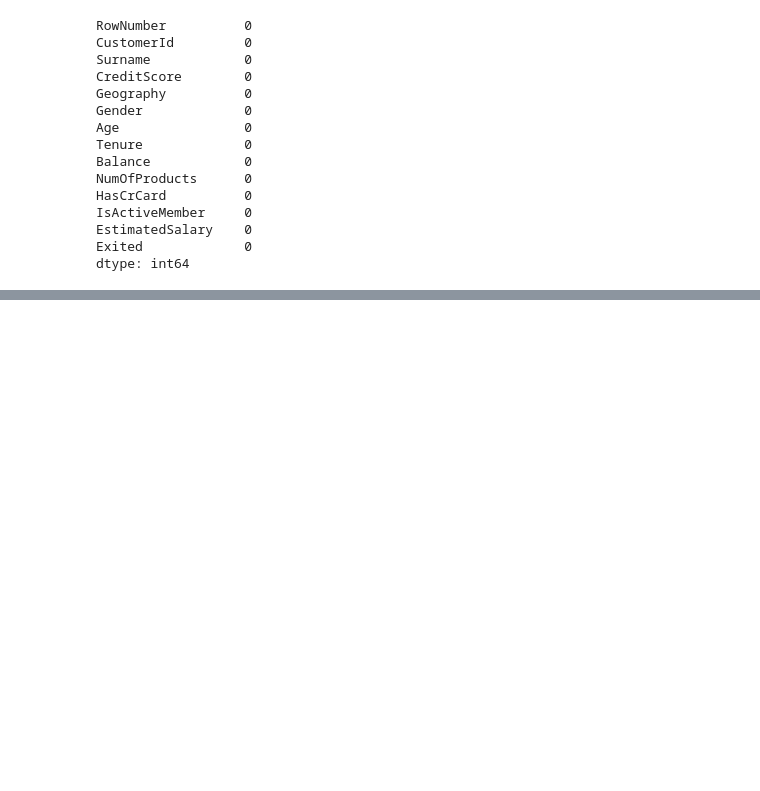
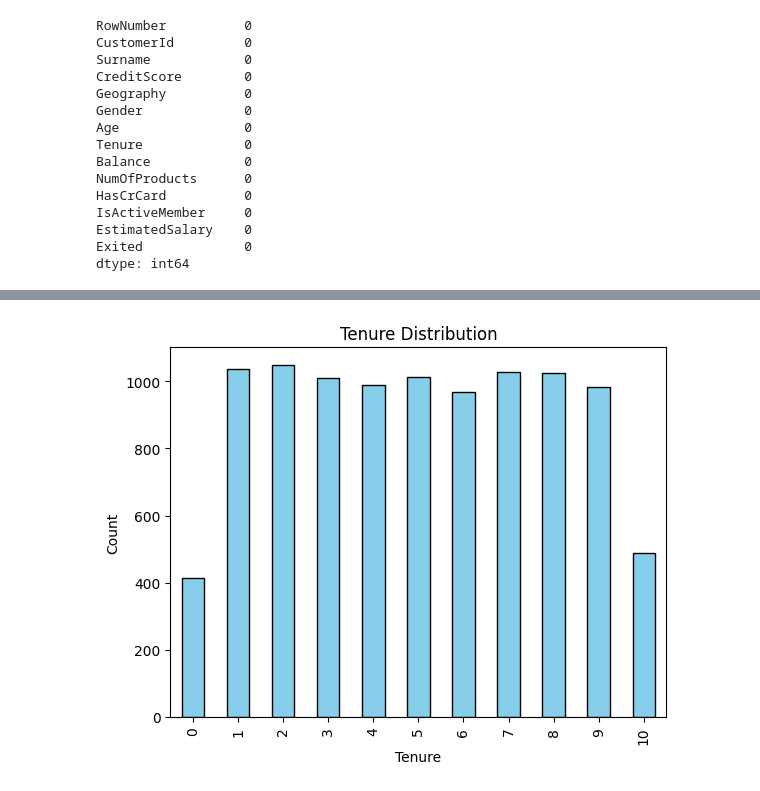
Before and after one commit to Mausam-tech/Banking_Churn_Predection, a Jupyter notebook: banking_churn.ipynb, the cells around one changed output, grey strips where cells are left out. Saved outputs shown, nothing was run; the diff lists cells and outputs as text; code cells hidden in the pictures; blank space fills up the shorter version.

```diff
--- a/banking_churn.ipynb
+++ b/banking_churn.ipynb
@@ -87,0 +150,13 @@ dtype: int64
+# %%
+import matplotlib.pyplot as plt
+
+df['Tenure'].value_counts().sort_index().plot.bar(
+    color='skyblue', edgecolor='black'
+)
+
+plt.title("Tenure Distribution")
+plt.xlabel("Tenure")
+plt.ylabel("Count")
+plt.show()
+# %% [output]
+[figure, added]
```
Also changed, not shown: parts of 11 cells of this notebook.
